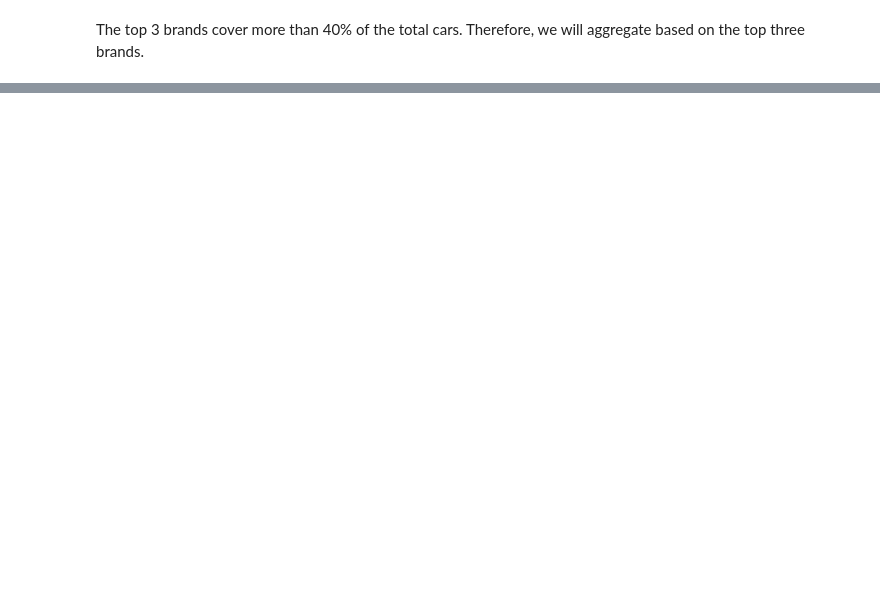
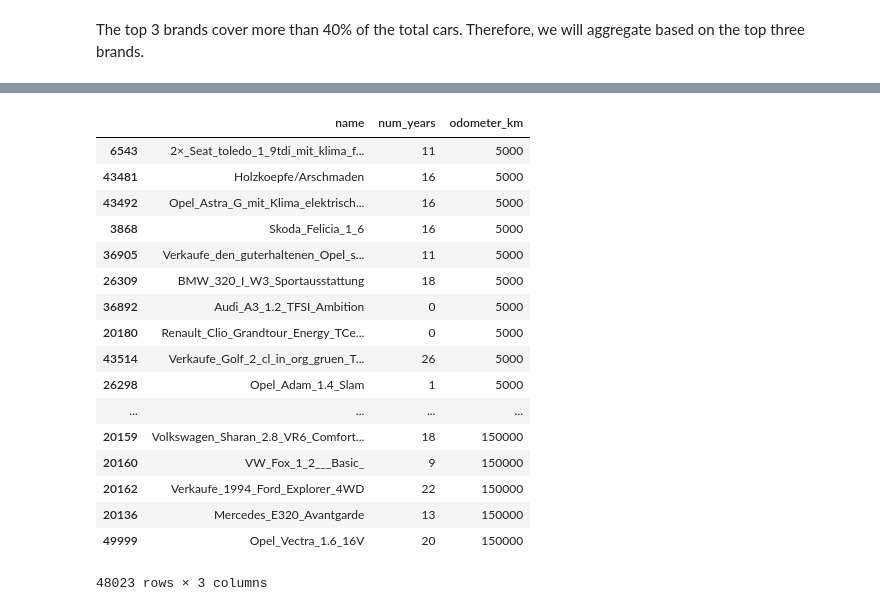
Before and after one commit to mingyyy/dataquest_projects, a Jupyter notebook: DQ_EbayCar.ipynb, the cells around one changed output, grey strips where cells are left out. Cells and saved outputs as stored; diff of their text form; code cells hidden in the pictures; blank space fills up the shorter version.

```diff
--- a/DQ_EbayCar.ipynb
+++ b/DQ_EbayCar.ipynb
@@ -410,0 +565,25 @@ Average price of OPEL: 2876.72 US$
+# %%
+autos["num_years"]=2016-autos["registration_year"]
+# %%
+df = pd.DataFrame(autos.loc[:,["name","num_years","odometer_km"]])
+# %%
+df.sort_values(by=['odometer_km'])
+# %% [output]
+|  | name | num_years | odometer_km |
+| 6543 | 2×_Seat_toledo_1_9tdi_mit_klima_f... | 11 | 5000 |
+| 43481 | Holzkoepfe/Arschmaden | 16 | 5000 |
+| 43492 | Opel_Astra_G_mit_Klima_elektrisch... | 16 | 5000 |
+| 3868 | Skoda_Felicia_1_6 | 16 | 5000 |
+| 36905 | Verkaufe_den_guterhaltenen_Opel_s... | 11 | 5000 |
+| 26309 | BMW_320_I_W3_Sportausstattung | 18 | 5000 |
+| 36892 | Audi_A3_1.2_TFSI_Ambition | 0 | 5000 |
+| 20180 | Renault_Clio_Grandtour_Energy_TCe... | 0 | 5000 |
+| 43514 | Verkaufe_Golf_2_cl_in_org_gruen_T... | 26 | 5000 |
+| 26298 | Opel_Adam_1.4_Slam | 1 | 5000 |
+| ... | ... | ... | ... |
+| 20159 | Volkswagen_Sharan_2.8_VR6_Comfort... | 18 | 150000 |
+| 20160 | VW_Fox_1_2___Basic_ | 9 | 150000 |
+| 20162 | Verkaufe_1994_Ford_Explorer_4WD | 22 | 150000 |
+| 20136 | Mercedes_E320_Avantgarde | 13 | 150000 |
+| 49999 | Opel_Vectra_1.6_16V | 20 | 150000 |
+48023 rows × 3 columns
```
Also changed, not shown: parts of 24 cells of this notebook.
